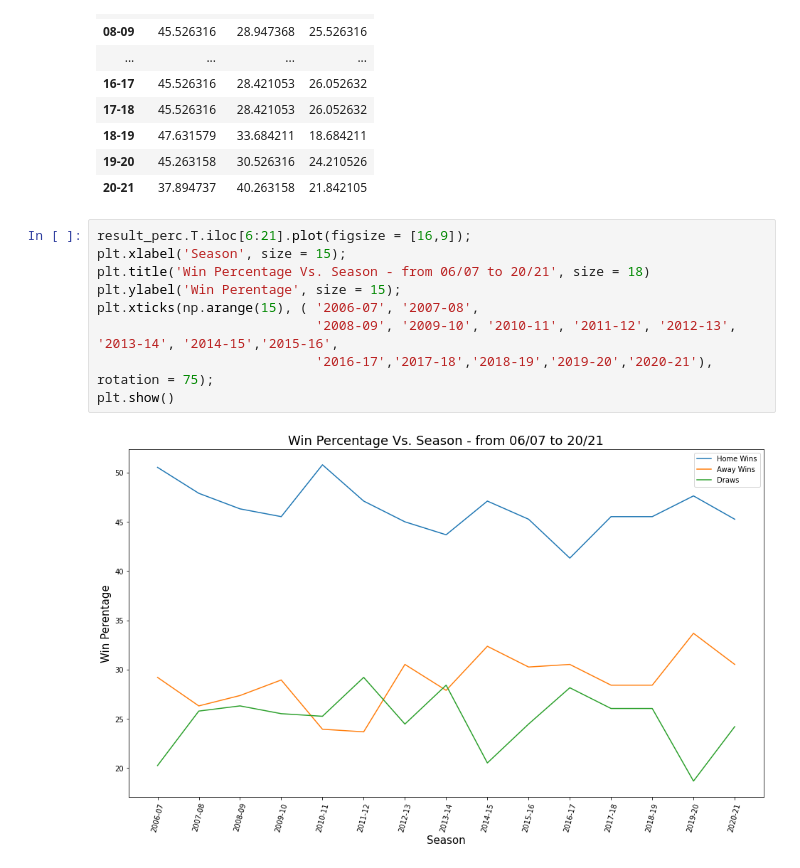
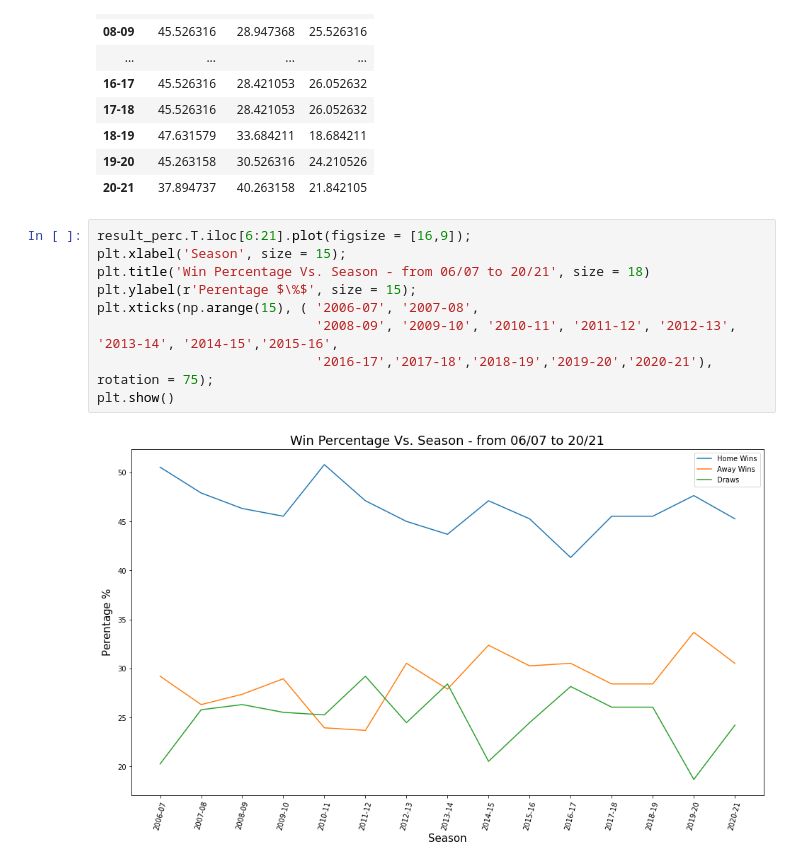
Before and after one commit to zmanaa/EPL-Matches-Prediction, a Jupyter notebook: EDA.ipynb, the cells around one changed output. Saved outputs shown, nothing was run; the diff lists cells and outputs as text.

```diff
--- a/EDA.ipynb
+++ b/EDA.ipynb
@@ -215,11 +225,11 @@ result_perc.T
 # %%
 result_perc.T.iloc[6:21].plot(figsize = [16,9]);
 plt.xlabel('Season', size = 15);
 plt.title('Win Percentage Vs. Season - from 06/07 to 20/21', size = 18)
-plt.ylabel('Win Perentage', size = 15);
+plt.ylabel(r'Perentage $\%$', size = 15);
 plt.xticks(np.arange(15), ( '2006-07', '2007-08',
                             '2008-09', '2009-10', '2010-11', '2011-12', '2012-13', '2013-14', '2014-15','2015-16',
                             '2016-17','2017-18','2018-19','2019-20','2020-21'), rotation = 75);
 plt.show()
 # %% [output]
-[figure, old version]
+[figure, new version]
```
Also changed, not shown: parts of 2 cells of this notebook, 10 other files.
